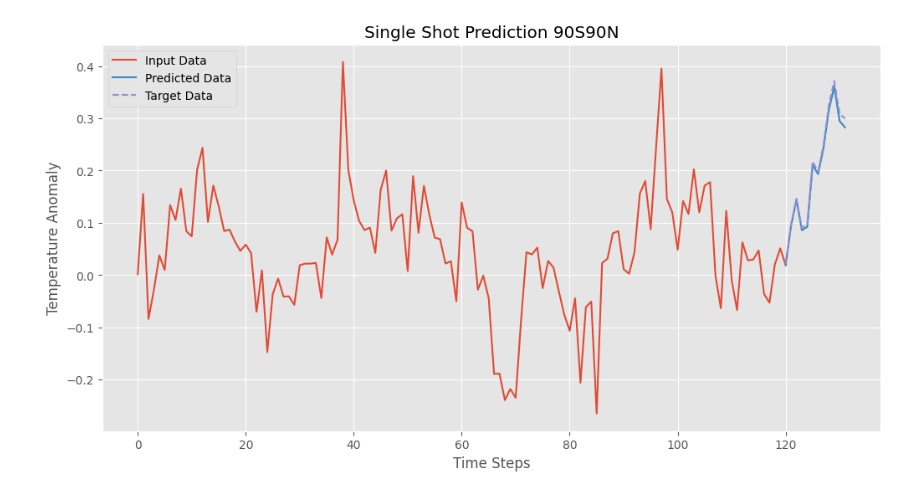
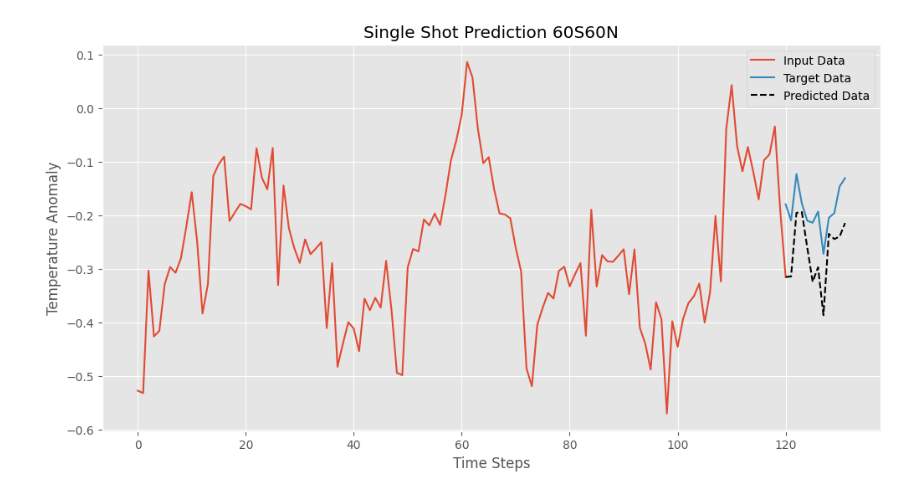
Before and after one commit to philiphan0109/time-series-forecasting, a Jupyter notebook: Single Feature Model/visualization.ipynb, the cells around one changed output. Saved outputs shown, nothing was run; the diff lists cells and outputs as text; code cells hidden in the pictures.

```diff
--- a/Single Feature Model/visualization.ipynb
+++ b/Single Feature Model/visualization.ipynb
@@ -12,7 +12,7 @@ def plot_predictions(inputs, predictions, targets, title, figname):
         # sample_index = np.random.randint(len(inputs))
         print(len(inputs))
         sample_index = 2
-        location_index = 1
+        location_index = 2
 
         input_sample = inputs[sample_index][:, location_index]
         prediction_sample = predictions[sample_index][:, location_index]
@@ -27,8 +27,8 @@ def plot_predictions(inputs, predictions, targets, title, figname):
 
         plt.figure(figsize=(12, 6))
         plt.plot(extended_time_axis_input, extended_input_sample, label='Input Data', zorder=1)
-        plt.plot(time_axis_future, prediction_sample, label='Predicted Data', zorder=2)
-        plt.plot(time_axis_future, target_sample, label='Target Data', linestyle='--', zorder=3)
+        plt.plot(time_axis_future, target_sample, label='Target Data', zorder=2)
+        plt.plot(time_axis_future, prediction_sample, label='Predicted Data', linestyle='--', zorder=3, color="black")
 
         plt.title(title)
         plt.xlabel('Time Steps')
@@ -53,5 +53,5 @@ def display_test_results(file_path, title, figname):
     print(f"Test Loss: {test_loss} | Test RMSE: {test_rmse} | Test MAE: {test_mae} | Test R^2: {test_r_squared}")
     plot_predictions(inputs, predictions, targets, title, figname)
 # %%
-display_test_results('results/single_shot_test_results.pkl', 'Single Shot Prediction 90S90N', figname='Single Shot Prediction 90S90N')
+display_test_results('results/single_shot_test_results.pkl', 'Single Shot Prediction 60S60N', figname='Single Shot Prediction 60S60N')
 # %% [output]
@@ -60,2 +60,2 @@ Test Loss: 0.0002234870841709414 | Test RMSE: 0.014453194862990468 | Test MAE: 0
-[figure, old version]
+[figure, new version]
 # %%
```
Also changed, not shown: parts of 3 cells of this notebook, 17 other files.
